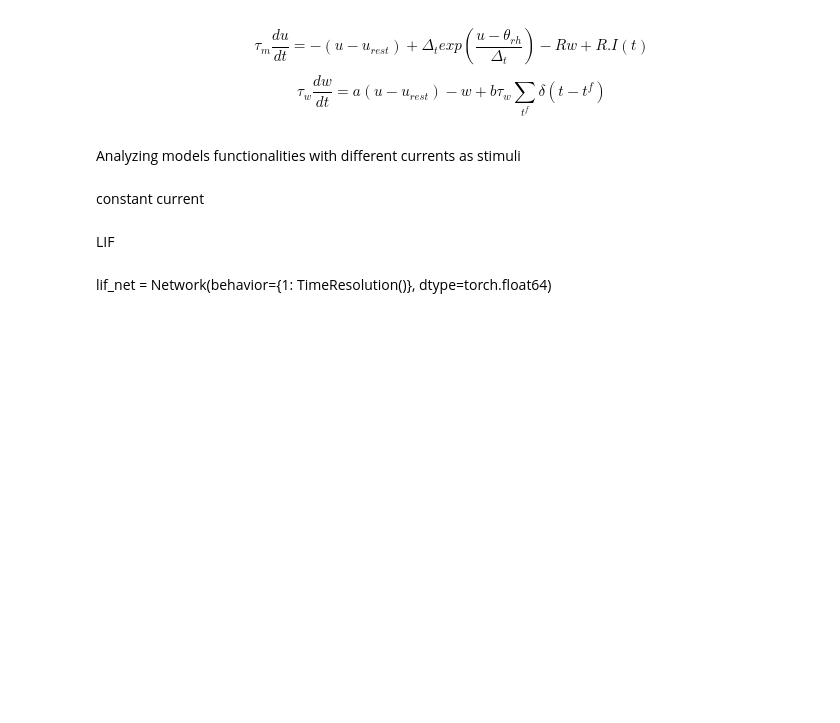
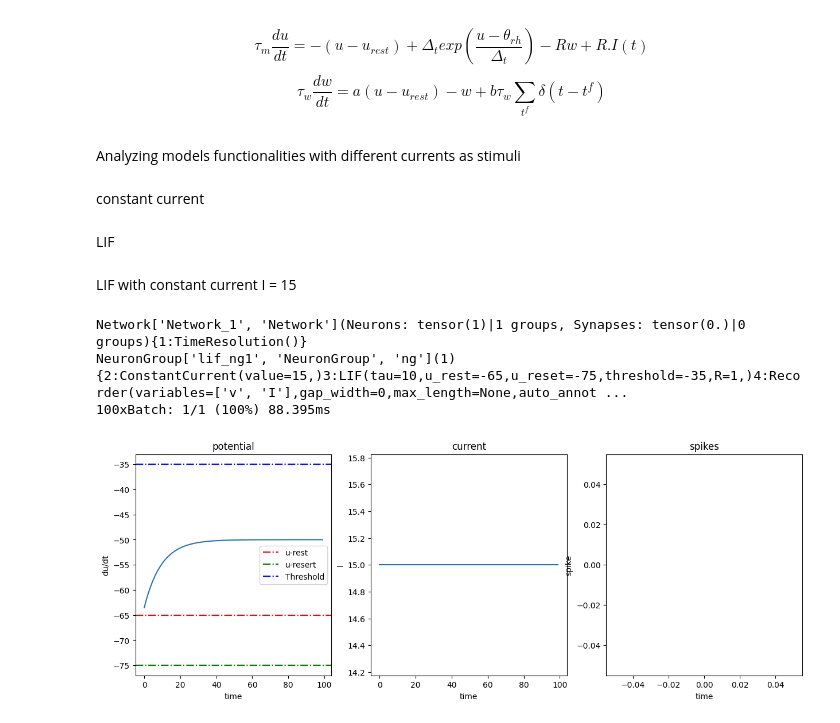
Before and after one commit to nrgsghanei2001/ComputationalNeuroScience, a Jupyter notebook: models.ipynb, the cells around one changed output. Saved outputs shown, nothing was run; the diff lists cells and outputs as text; code cells hidden in the pictures; blank space fills up the shorter version.

Commit message:
simulate models with constant I

```diff
--- a/models.ipynb
+++ b/models.ipynb
@@ -9,0 +13,6 @@ from models import *
+# %%
+def network_simpulation(net, num_iterations):
+    net.initialize()
+    net.simulate_iterations(num_iterations)
+
+    return net
@@ -9,0 +80,24 @@ from models import *
+# %%
+def lif_with_constant_current(i, tau=10, r=1):
+    lif_net = Network(behavior={1: TimeResolution()}, dtype=torch.float64)
+    lif_ng1 = NeuronGroup(
+        1,
+        net=lif_net,
+        behavior={
+            2: ConstantCurrent(value=i),
+            3: LIF(
+                tau=tau,
+                u_rest=-65,
+                u_reset=-75,
+                threshold=-35,
+                R=r,
+            ),
+            4: Recorder(variables=["v", "I"], tag="lif_ng1_rec, lif_ng1_recorder"),
+            5: EventRecorder("spike", tag="lif_ng1_evrec"),
+        },
+        tag="lif_ng1",
+    )
+
+    lif_net = network_simpulation(lif_net, 100)
+
+    return lif_net
@@ -26,5 +199,14 @@ Analyzing models functionalities with different currents as stimuli
 constant current
 # %% [markdown]
 LIF
-# %% [markdown]
-lif_net = Network(behavior={1: TimeResolution()}, dtype=torch.float64)
+# %% [markdown]
+LIF with constant current
+I = 15
+# %%
+lif_net = lif_with_constant_current(i=15)
+plot_lif_behavior(lif_net)
+# %% [output]
+Network['Network_1', 'Network'](Neurons: tensor(1)|1 groups, Synapses: tensor(0.)|0 groups){1:TimeResolution()}
+NeuronGroup['lif_ng1', 'NeuronGroup', 'ng'](1){2:ConstantCurrent(value=15,)3:LIF(tau=10,u_rest=-65,u_reset=-75,threshold=-35,R=1,)4:Recorder(variables=['v', 'I'],gap_width=0,max_length=None,auto_annot ...
+100xBatch: 1/1 (100%) 88.395ms
+[figure, added]
```
Also changed, not shown: parts of 34 cells of this notebook, 2 other files.
